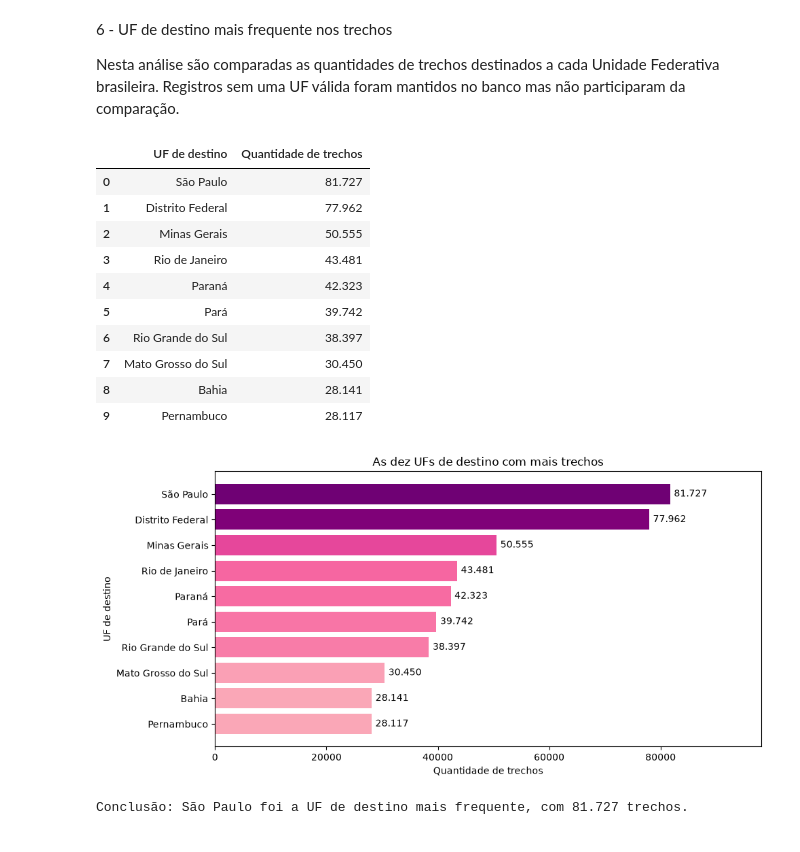
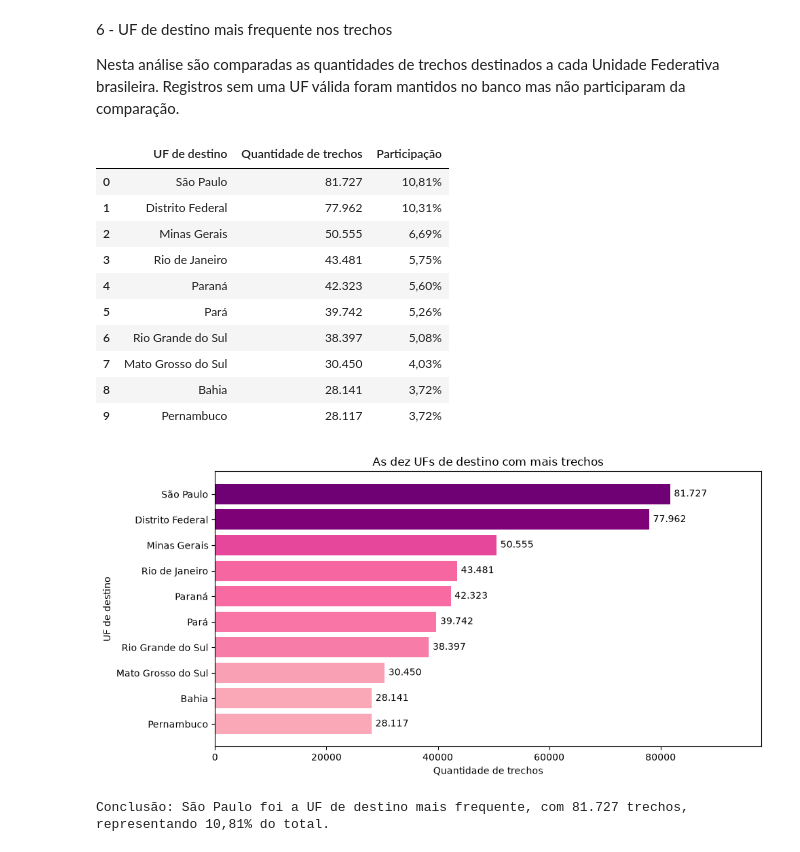
Before and after one commit to GuilhermeSodreMarques/ProjetoAvaliativoM1, a Jupyter notebook: 3_analise.ipynb, the cells around one changed output. Saved outputs shown, nothing was run; the diff lists cells and outputs as text; code cells hidden in the pictures.

```diff
--- a/3_analise.ipynb
+++ b/3_analise.ipynb
@@ -1124,17 +1124,31 @@ Nesta análise são comparadas as quantidades de trechos destinados a cada Unida
 
 tabela = consultar(
     """
+    WITH ufs_agrupadas AS (
+        SELECT
+            destino_uf AS uf,
+
+            SUM(
+                qtd_trechos
+            )::INT AS trechos
+
+        FROM gold_trecho_resumo
+
+        GROUP BY
+            destino_uf
+    )
+
     SELECT
-        destino_uf AS uf,
+        uf,
+        trechos,
 
-        SUM(
-            qtd_trechos
-        )::INT AS trechos
+        ROUND(
+            trechos * 100.0
+            / SUM(trechos) OVER (),
+            2
+        ) AS percentual
 
-    FROM gold_trecho_resumo
-
-    GROUP BY
-        destino_uf
+    FROM ufs_agrupadas
 
     ORDER BY
         trechos DESC
@@ -1144,13 +1158,17 @@ tabela = consultar(
 )
 
 
-#converte a quantidade para número inteiro
+#converte as colunas para valores numéricos
 
 tabela["trechos"] = (
     pd.to_numeric(
         tabela["trechos"]
     )
     .astype(int)
+)
+
+tabela["percentual"] = pd.to_numeric(
+    tabela["percentual"]
 )
 
 
@@ -1163,10 +1181,16 @@ tabela_exibicao["trechos"] = (
     .apply(formatar_inteiro)
 )
 
+tabela_exibicao["percentual"] = (
+    tabela_exibicao["percentual"]
+    .apply(formatar_percentual)
+)
+
 tabela_exibicao = tabela_exibicao.rename(
     columns={
         "uf": "UF de destino",
-        "trechos": "Quantidade de trechos"
+        "trechos": "Quantidade de trechos",
+        "percentual": "Participação"
     }
 )
 
@@ -1226,44 +1250,45 @@ ax.set_ylabel(
 
 
 #coloca a quantidade depois das barras
 
 ax.bar_label(
     barras,
     labels=[
         formatar_inteiro(valor)
         for valor in tabela["trechos"]
     ],
     padding=4
 )
 
 ax.set_xlim(
     0,
     maior_valor * 1.20
 )
 
 plt.tight_layout()
 plt.show()
 
 
 #apresenta a conclusão
 
 lider = tabela.iloc[0]
 
 print(
     f"Conclusão: {lider['uf']} foi a UF de destino mais frequente, "
-    f"com {formatar_inteiro(lider['trechos'])} trechos."
+    f"com {formatar_inteiro(lider['trechos'])} trechos, representando "
+    f"{formatar_percentual(lider['percentual'])} do total."
 )
 # %% [output]
-|  | UF de destino | Quantidade de trechos |
-| 0 | São Paulo | 81.727 |
-| 1 | Distrito Federal | 77.962 |
-| 2 | Minas Gerais | 50.555 |
-| 3 | Rio de Janeiro | 43.481 |
-| 4 | Paraná | 42.323 |
-| 5 | Pará | 39.742 |
-| 6 | Rio Grande do Sul | 38.397 |
-| 7 | Mato Grosso do Sul | 30.450 |
-| 8 | Bahia | 28.141 |
-| 9 | Pernambuco | 28.117 |
+|  | UF de destino | Quantidade de trechos | Participação |
+| 0 | São Paulo | 81.727 | 10,81% |
+| 1 | Distrito Federal | 77.962 | 10,31% |
+| 2 | Minas Gerais | 50.555 | 6,69% |
+| 3 | Rio de Janeiro | 43.481 | 5,75% |
+| 4 | Paraná | 42.323 | 5,60% |
+| 5 | Pará | 39.742 | 5,26% |
+| 6 | Rio Grande do Sul | 38.397 | 5,08% |
+| 7 | Mato Grosso do Sul | 30.450 | 4,03% |
+| 8 | Bahia | 28.141 | 3,72% |
+| 9 | Pernambuco | 28.117 | 3,72% |
 [figure]
-Conclusão: São Paulo foi a UF de destino mais frequente, com 81.727 trechos.
+Conclusão: São Paulo foi a UF de destino mais frequente, com 81.727 trechos, representando 10,81% do total.
```
Also changed, not shown: parts of 2 cells of this notebook.
